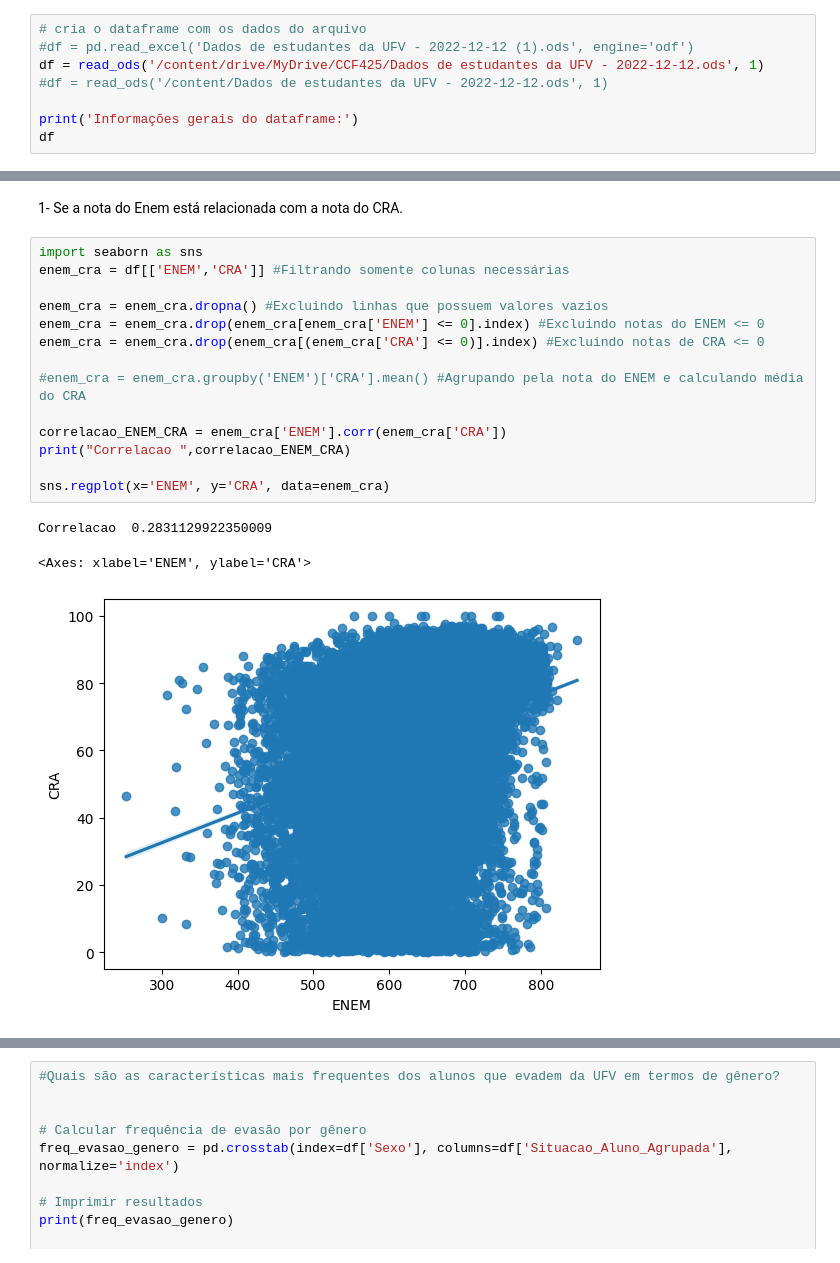
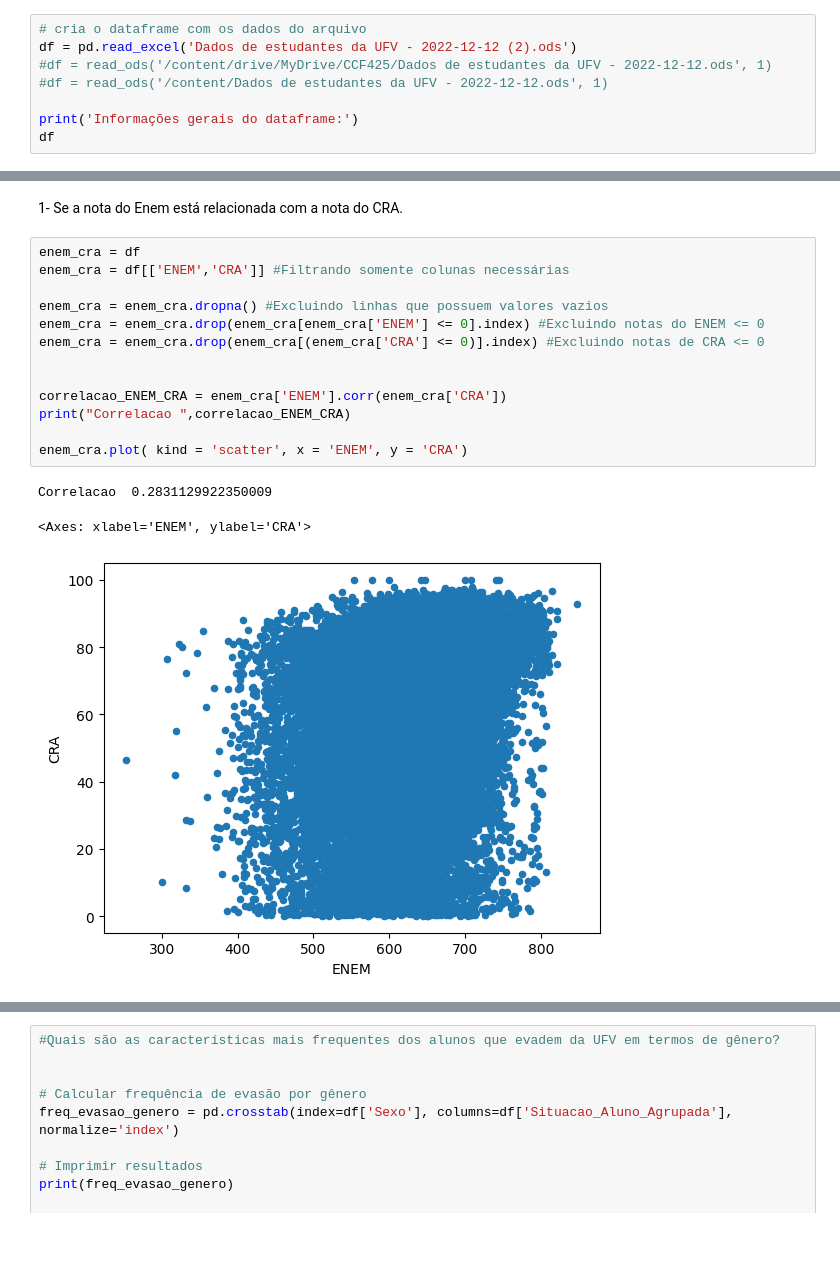
Before and after one commit to viniciusAAferreira/Projeto-Ciencia-de-Dados, a Jupyter notebook: trabalho_ccf425.ipynb, the cells around one changed output, grey strips where cells are left out. Drawn from its saved outputs; the diff is of its cells as text.

```diff
--- a/trabalho_ccf425.ipynb
+++ b/trabalho_ccf425.ipynb
@@ -40,8 +37,8 @@ Mounted at /content/drive
 Nessa primeira parte vamos fazer uma pequena análise inicial dos dados, descobrindo quais os dados que estão presentes e o que pode ser útil para nós.
 # %%
 # cria o dataframe com os dados do arquivo
-#df = pd.read_excel('Dados de estudantes da UFV - 2022-12-12 (1).ods', engine='odf')
-df = read_ods('/content/drive/MyDrive/CCF425/Dados de estudantes da UFV - 2022-12-12.ods', 1)
+df = pd.read_excel('Dados de estudantes da UFV - 2022-12-12 (2).ods')
+#df = read_ods('/content/drive/MyDrive/CCF425/Dados de estudantes da UFV - 2022-12-12.ods', 1)
 #df = read_ods('/content/Dados de estudantes da UFV - 2022-12-12.ods', 1)
 
 print('Informações gerais do dataframe:')
@@ -96,20 +93,19 @@ df.describe()
 # %% [markdown]
 1- Se a nota do Enem está relacionada com a nota do CRA.
 # %%
-import seaborn as sns
+enem_cra = df
 enem_cra = df[['ENEM','CRA']] #Filtrando somente colunas necessárias
 
 enem_cra = enem_cra.dropna() #Excluindo linhas que possuem valores vazios
 enem_cra = enem_cra.drop(enem_cra[enem_cra['ENEM'] <= 0].index) #Excluindo notas do ENEM <= 0
 enem_cra = enem_cra.drop(enem_cra[(enem_cra['CRA'] <= 0)].index) #Excluindo notas de CRA <= 0
 
-#enem_cra = enem_cra.groupby('ENEM')['CRA'].mean() #Agrupando pela nota do ENEM e calculando média do CRA
 
 correlacao_ENEM_CRA = enem_cra['ENEM'].corr(enem_cra['CRA'])
 print("Correlacao ",correlacao_ENEM_CRA)
 
-sns.regplot(x='ENEM', y='CRA', data=enem_cra)
+enem_cra.plot( kind = 'scatter', x = 'ENEM', y = 'CRA')
 # %% [output]
 Correlacao  0.2831129922350009
 <Axes: xlabel='ENEM', ylabel='CRA'>
-[figure, old version]
+[figure, new version]
```
Also changed, not shown: parts of 4 cells of this notebook.
